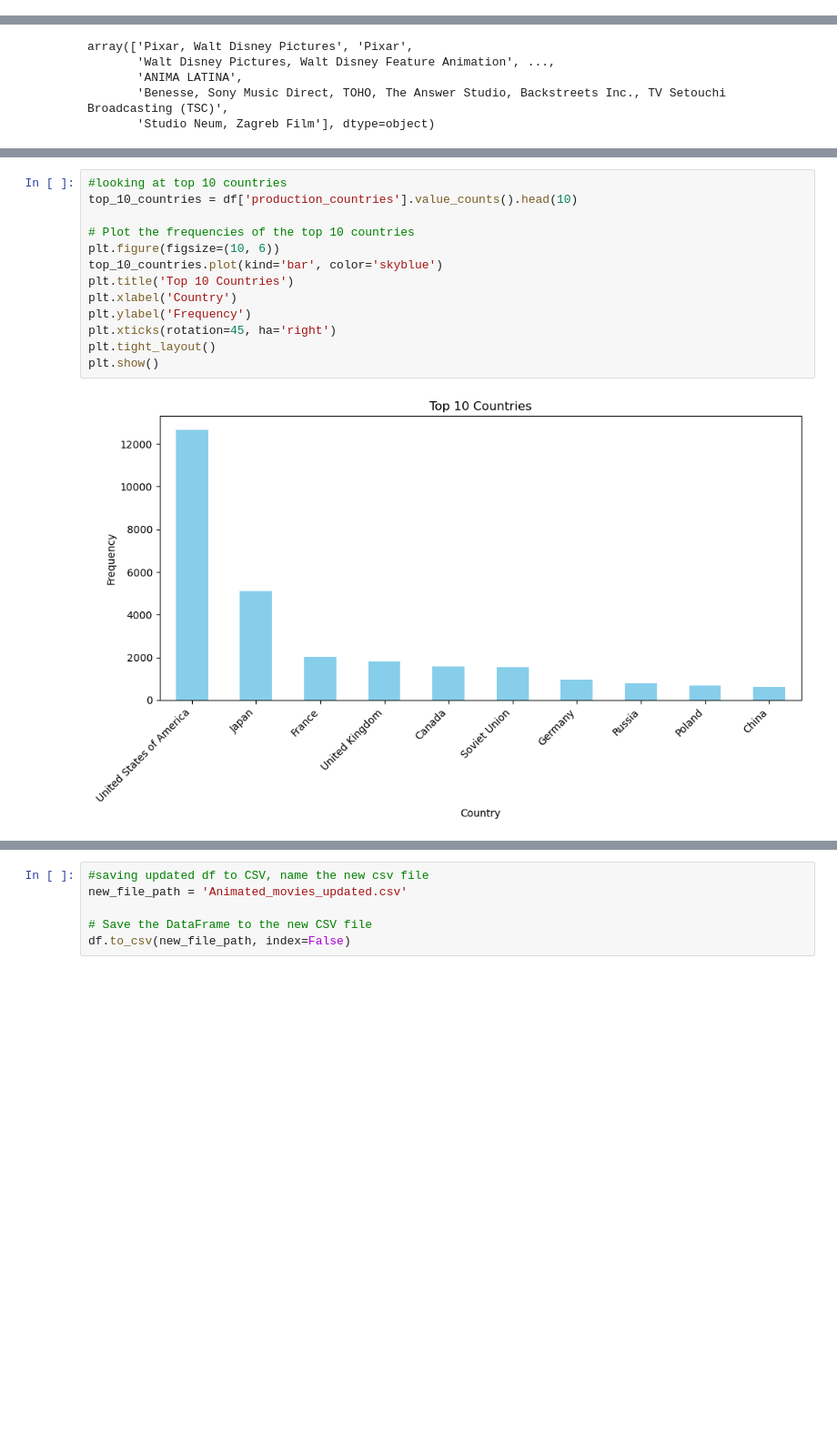
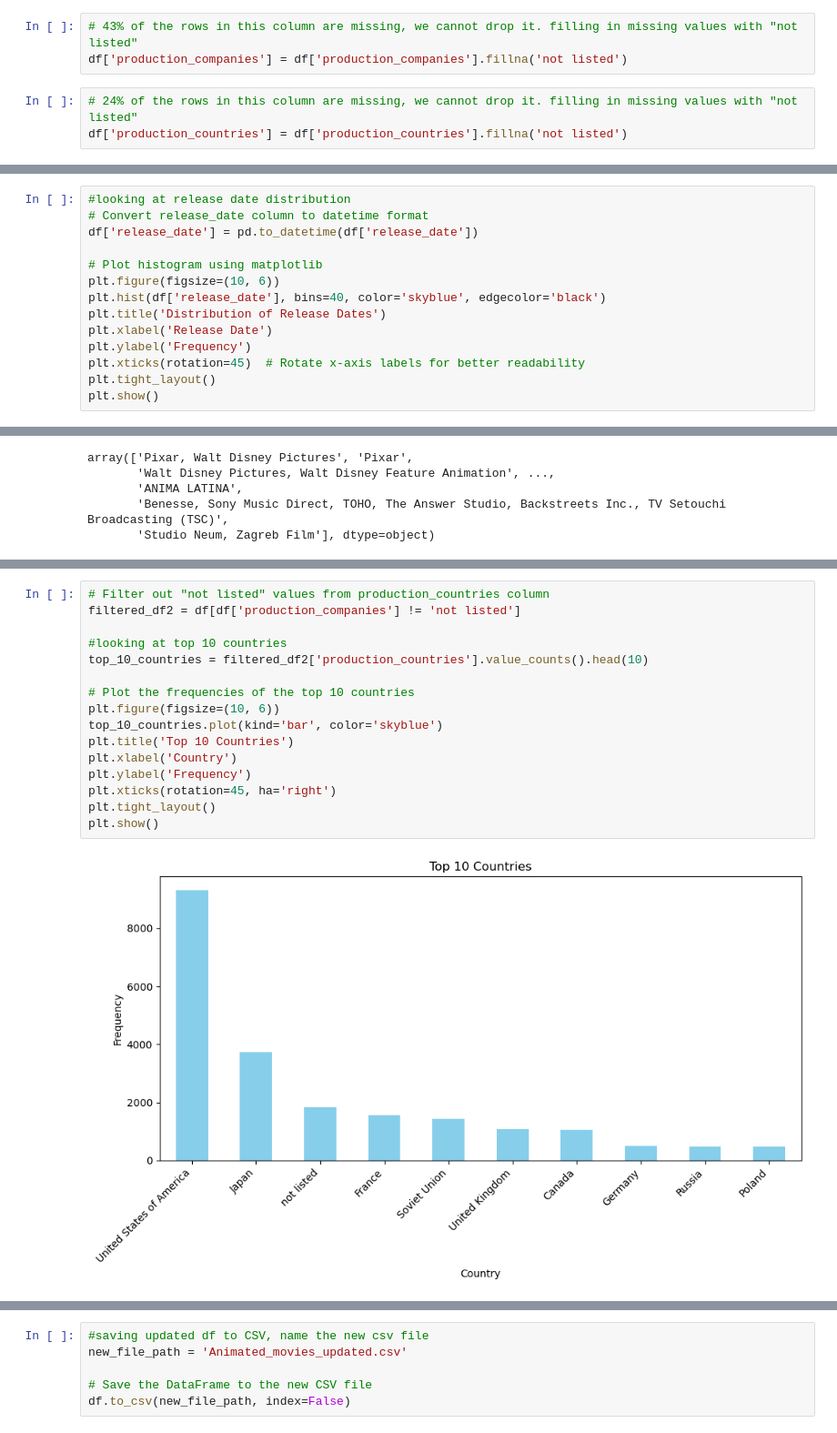
Before and after one commit to Tiffany-Bergett/Data_projects_TripleTen, a Jupyter notebook: Animation Movies/March_Code_Pudding_Data_Cleaning_.ipynb, the cells around one changed output, grey strips where cells are left out. Shown at 91% size. Cells and saved outputs as stored; diff of their text form; blank space fills up the shorter version.

```diff
--- a/Animation Movies/March_Code_Pudding_Data_Cleaning_.ipynb
+++ b/Animation Movies/March_Code_Pudding_Data_Cleaning_.ipynb
@@ -194,3 +194,9 @@ genres                      0
 production_companies    21189
 production_countries    11041
 dtype: int64
+# %%
+# 43% of the rows in this column are missing, we cannot drop it. filling in missing values with "not listed"
+df['production_companies'] = df['production_companies'].fillna('not listed')
+# %%
+# 24% of the rows in this column are missing, we cannot drop it. filling in missing values with "not listed"
+df['production_countries'] = df['production_countries'].fillna('not listed')
@@ -196,0 +238,14 @@ dtype: int64
+# %%
+#looking at release date distribution
+# Convert release_date column to datetime format
+df['release_date'] = pd.to_datetime(df['release_date'])
+
+# Plot histogram using matplotlib
+plt.figure(figsize=(10, 6))
+plt.hist(df['release_date'], bins=40, color='skyblue', edgecolor='black')
+plt.title('Distribution of Release Dates')
+plt.xlabel('Release Date')
+plt.ylabel('Frequency')
+plt.xticks(rotation=45)  # Rotate x-axis labels for better readability
+plt.tight_layout()
+plt.show()
@@ -263,15 +351,18 @@ plt.show()
 # %%
+# Filter out "not listed" values from production_countries column
+filtered_df2 = df[df['production_companies'] != 'not listed']
+
 #looking at top 10 countries
-top_10_countries = df['production_countries'].value_counts().head(10)
+top_10_countries = filtered_df2['production_countries'].value_counts().head(10)
 
 # Plot the frequencies of the top 10 countries
 plt.figure(figsize=(10, 6))
 top_10_countries.plot(kind='bar', color='skyblue')
 plt.title('Top 10 Countries')
 plt.xlabel('Country')
 plt.ylabel('Frequency')
 plt.xticks(rotation=45, ha='right')
 plt.tight_layout()
 plt.show()
 # %% [output]
-[figure, old version]
+[figure, new version]
```
Also changed, not shown: parts of 13 cells of this notebook, 1 other file.
